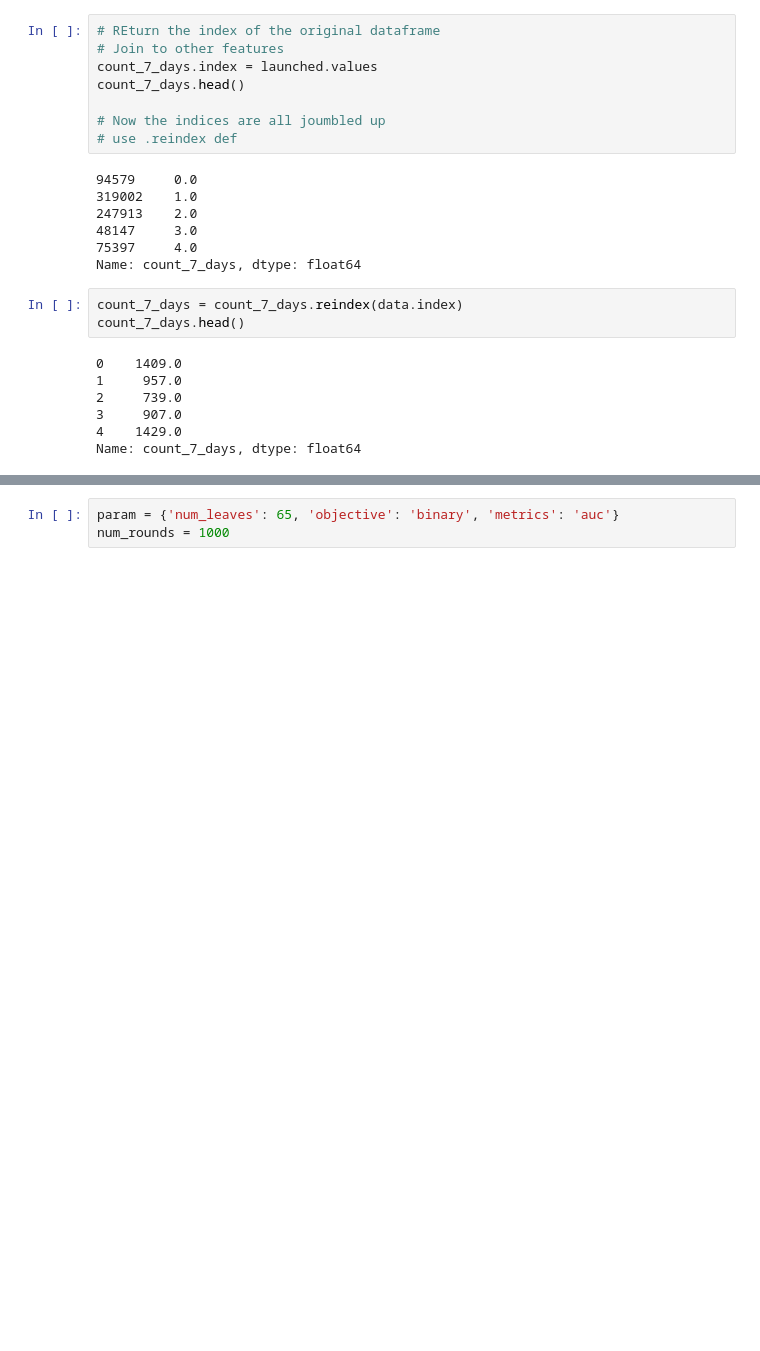
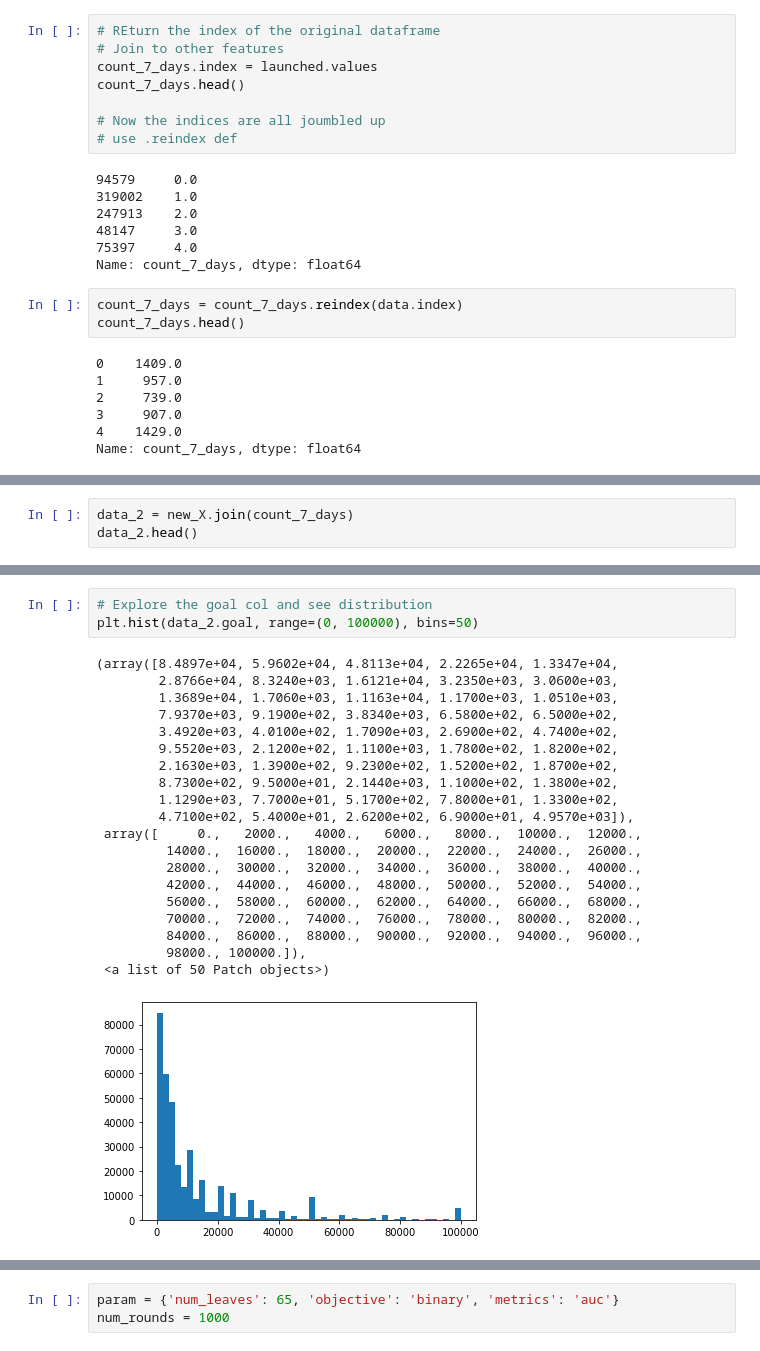
Before and after one commit to georgek2/Category_Encoders, a Jupyter notebook: Refined/count_the_one.ipynb, the cells around one changed output, grey strips where cells are left out. Drawn from its saved outputs; the diff is of its cells as text; blank space fills up the shorter version.

```diff
--- a/Refined/count_the_one.ipynb
+++ b/Refined/count_the_one.ipynb
@@ -267,0 +276,3 @@ Name: count_7_days, dtype: float64
+# %%
+data_2 = new_X.join(count_7_days)
+data_2.head()
@@ -288,0 +361,24 @@ df.head()
+# %%
+# Explore the goal col and see distribution
+plt.hist(data_2.goal, range=(0, 100000), bins=50)
+# %% [output]
+(array([8.4897e+04, 5.9602e+04, 4.8113e+04, 2.2265e+04, 1.3347e+04,
+        2.8766e+04, 8.3240e+03, 1.6121e+04, 3.2350e+03, 3.0600e+03,
+        1.3689e+04, 1.7060e+03, 1.1163e+04, 1.1700e+03, 1.0510e+03,
+        7.9370e+03, 9.1900e+02, 3.8340e+03, 6.5800e+02, 6.5000e+02,
+        3.4920e+03, 4.0100e+02, 1.7090e+03, 2.6900e+02, 4.7400e+02,
+        9.5520e+03, 2.1200e+02, 1.1100e+03, 1.7800e+02, 1.8200e+02,
+        2.1630e+03, 1.3900e+02, 9.2300e+02, 1.5200e+02, 1.8700e+02,
+        8.7300e+02, 9.5000e+01, 2.1440e+03, 1.1000e+02, 1.3800e+02,
+        1.1290e+03, 7.7000e+01, 5.1700e+02, 7.8000e+01, 1.3300e+02,
+        4.7100e+02, 5.4000e+01, 2.6200e+02, 6.9000e+01, 4.9570e+03]),
+ array([     0.,   2000.,   4000.,   6000.,   8000.,  10000.,  12000.,
+         14000.,  16000.,  18000.,  20000.,  22000.,  24000.,  26000.,
+         28000.,  30000.,  32000.,  34000.,  36000.,  38000.,  40000.,
+         42000.,  44000.,  46000.,  48000.,  50000.,  52000.,  54000.,
+         56000.,  58000.,  60000.,  62000.,  64000.,  66000.,  68000.,
+         70000.,  72000.,  74000.,  76000.,  78000.,  80000.,  82000.,
+         84000.,  86000.,  88000.,  90000.,  92000.,  94000.,  96000.,
+         98000., 100000.]),
+ <a list of 50 Patch objects>)
+[figure, added]
```
Also changed, not shown: parts of 27 cells of this notebook.
